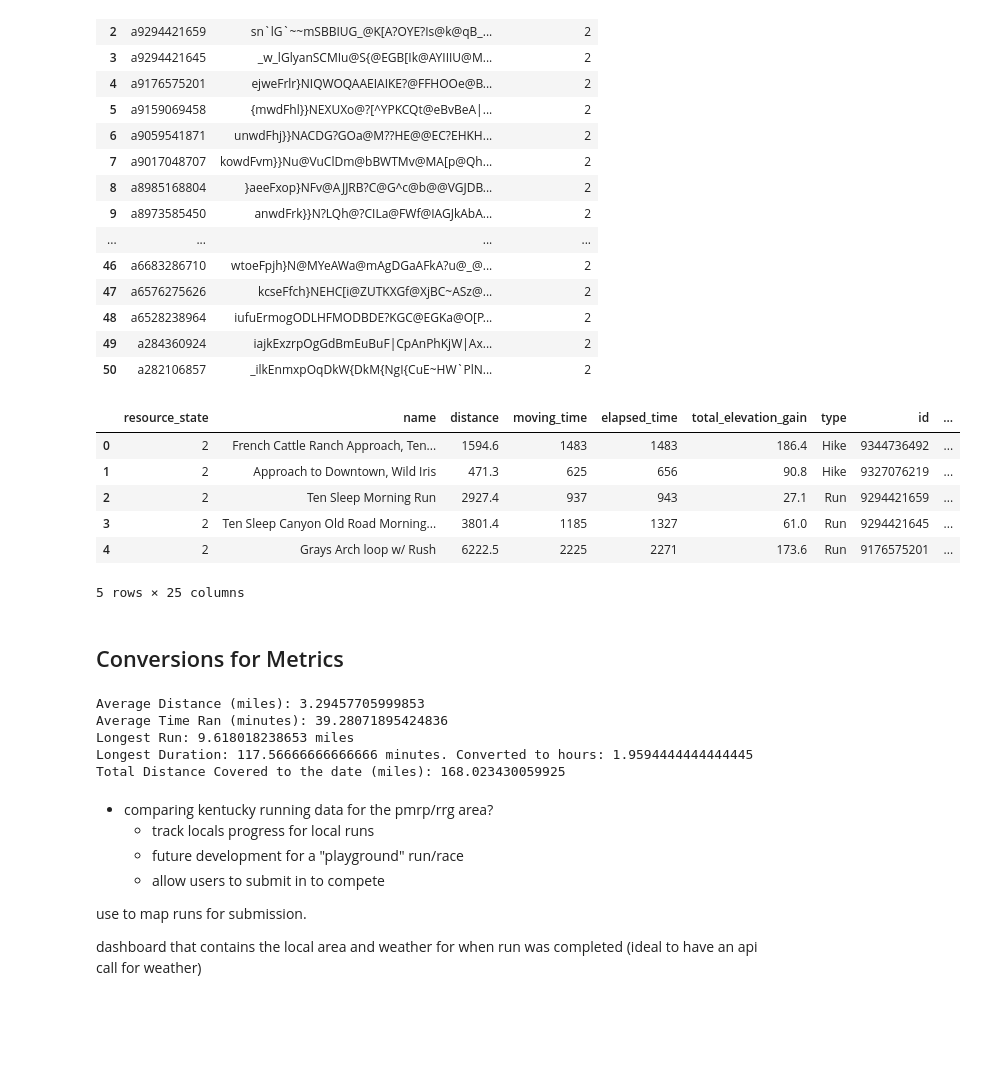
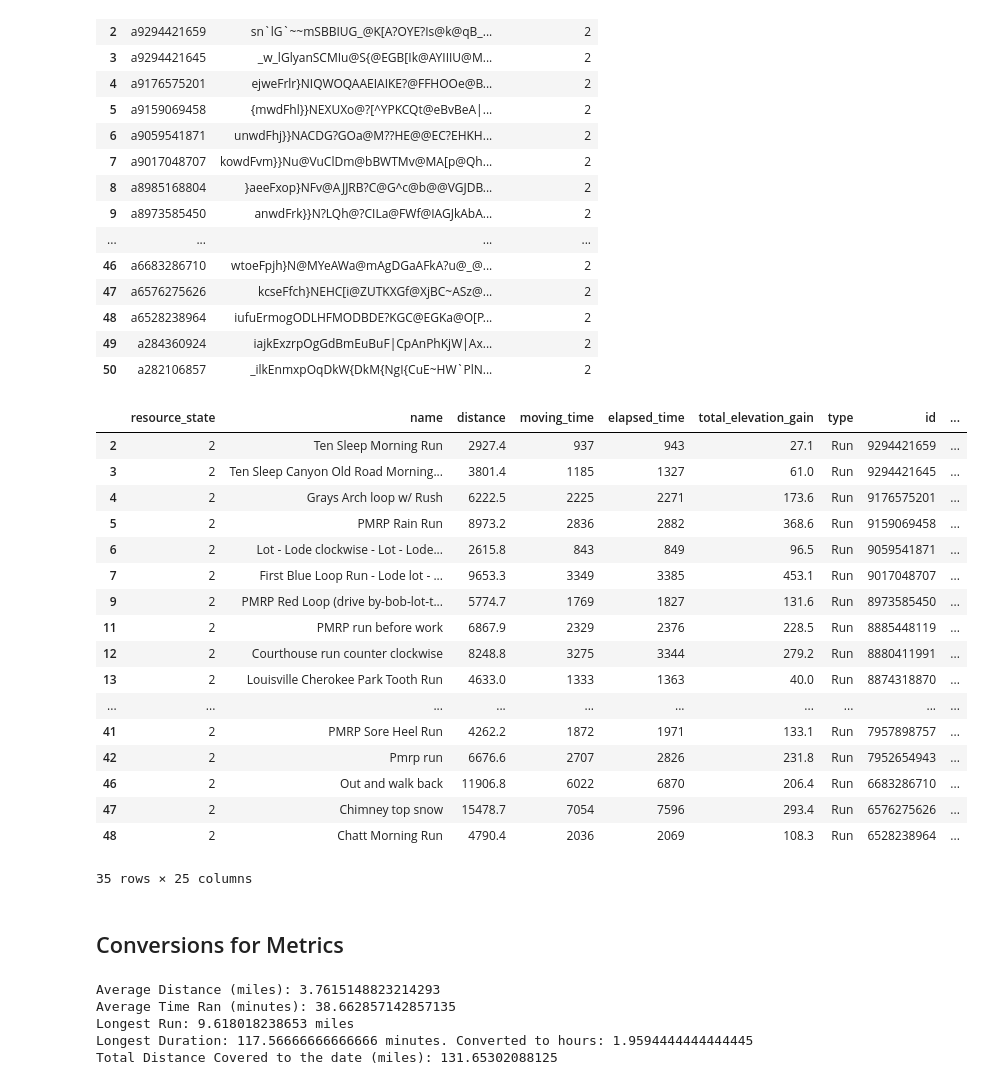
Before and after one commit to jsphotos205/strava, a Jupyter notebook: strava_api.ipynb, the cells around one changed output. Cells and saved outputs as stored; diff of their text form; code cells hidden in the pictures; blank space fills up the shorter version.

```diff
--- a/strava_api.ipynb
+++ b/strava_api.ipynb
@@ -144,16 +143,28 @@ map_data_info
 # %%
 run_data = pd.concat([run_data, map_data_info], axis=1)
 run_data.drop(columns='map', inplace=True)
-# %%
-run_data.head()
-# %% [output]
-|  | resource_state | name | distance | moving_time | elapsed_time | total_elevation_gain | type | id | ... |
-| 0 | 2 | French Cattle Ranch Approach, Ten... | 1594.6 | 1483 | 1483 | 186.4 | Hike | 9344736492 | ... |
-| 1 | 2 | Approach to Downtown, Wild Iris | 471.3 | 625 | 656 | 90.8 | Hike | 9327076219 | ... |
-| 2 | 2 | Ten Sleep Morning Run | 2927.4 | 937 | 943 | 27.1 | Run | 9294421659 | ... |
-| 3 | 2 | Ten Sleep Canyon Old Road Morning... | 3801.4 | 1185 | 1327 | 61.0 | Run | 9294421645 | ... |
-| 4 | 2 | Grays Arch loop w/ Rush | 6222.5 | 2225 | 2271 | 173.6 | Run | 9176575201 | ... |
-5 rows × 25 columns
+# %%
+run_data = run_data.loc[run_data['type'] == 'Run']
+run_data
+# %% [output]
+|  | resource_state | name | distance | moving_time | elapsed_time | total_elevation_gain | type | id | ... |
+| 2 | 2 | Ten Sleep Morning Run | 2927.4 | 937 | 943 | 27.1 | Run | 9294421659 | ... |
+| 3 | 2 | Ten Sleep Canyon Old Road Morning... | 3801.4 | 1185 | 1327 | 61.0 | Run | 9294421645 | ... |
+| 4 | 2 | Grays Arch loop w/ Rush | 6222.5 | 2225 | 2271 | 173.6 | Run | 9176575201 | ... |
+| 5 | 2 | PMRP Rain Run | 8973.2 | 2836 | 2882 | 368.6 | Run | 9159069458 | ... |
+| 6 | 2 | Lot - Lode clockwise - Lot - Lode... | 2615.8 | 843 | 849 | 96.5 | Run | 9059541871 | ... |
+| 7 | 2 | First Blue Loop Run - Lode lot - ... | 9653.3 | 3349 | 3385 | 453.1 | Run | 9017048707 | ... |
+| 9 | 2 | PMRP Red Loop (drive by-bob-lot-t... | 5774.7 | 1769 | 1827 | 131.6 | Run | 8973585450 | ... |
+| 11 | 2 | PMRP run before work | 6867.9 | 2329 | 2376 | 228.5 | Run | 8885448119 | ... |
+| 12 | 2 | Courthouse run counter clockwise | 8248.8 | 3275 | 3344 | 279.2 | Run | 8880411991 | ... |
+| 13 | 2 | Louisville Cherokee Park Tooth Run | 4633.0 | 1333 | 1363 | 40.0 | Run | 8874318870 | ... |
+| ... | ... | ... | ... | ... | ... | ... | ... | ... | ... |
+| 41 | 2 | PMRP Sore Heel Run | 4262.2 | 1872 | 1971 | 133.1 | Run | 7957898757 | ... |
+| 42 | 2 | Pmrp run | 6676.6 | 2707 | 2826 | 231.8 | Run | 7952654943 | ... |
+| 46 | 2 | Out and walk back | 11906.8 | 6022 | 6870 | 206.4 | Run | 6683286710 | ... |
+| 47 | 2 | Chimney top snow | 15478.7 | 7054 | 7596 | 293.4 | Run | 6576275626 | ... |
+| 48 | 2 | Chatt Morning Run | 4790.4 | 2036 | 2069 | 108.3 | Run | 6528238964 | ... |
+35 rows × 25 columns
 # %% [markdown]
 ## Conversions for Metrics
 # %%
@@ -177,17 +191,8 @@ print("Longest Duration:", max_duration_mintues,"minutes. Converted to hours:",
 total_distance_miles = run_data['distance'].sum() * 0.00062137119
 print("Total Distance Covered to the date (miles):", total_distance_miles)
 # %% [output]
-Average Distance (miles): 3.29457705999853
-Average Time Ran (minutes): 39.28071895424836
+Average Distance (miles): 3.7615148823214293
+Average Time Ran (minutes): 38.662857142857135
 Longest Run: 9.618018238653 miles
 Longest Duration: 117.56666666666666 minutes. Converted to hours: 1.9594444444444445
-Total Distance Covered to the date (miles): 168.023430059925
+Total Distance Covered to the date (miles): 131.65302088125
-# %% [markdown]
-- comparing kentucky running data for the pmrp/rrg area?
-    - track locals progress for local runs
-    - future development for a "playground" run/race
-    - allow users to submit in to compete
-
-use to map runs for submission.
-
-dashboard that contains the local area and weather for when run was completed (ideal to have an api call for weather)
```
Also changed, not shown: parts of 2 cells of this notebook, 2 other files.
